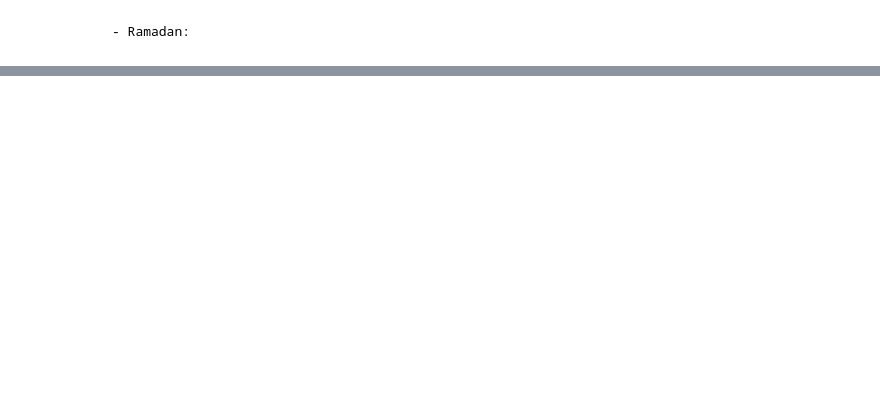
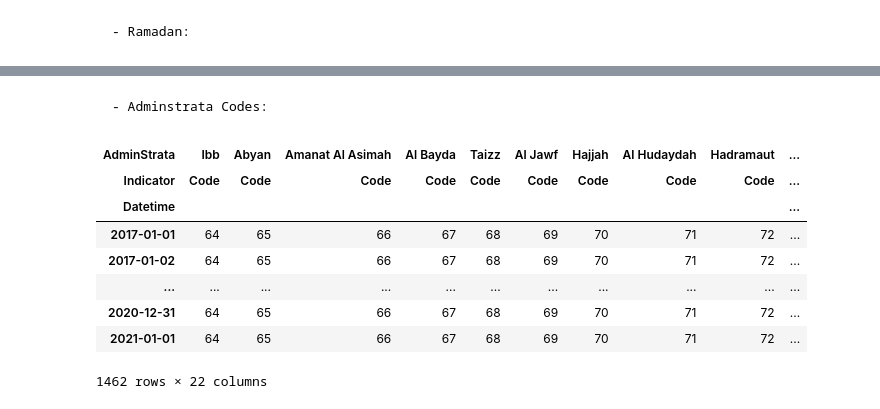
Before and after one commit to pietro-foini/ISI-WFP, a Jupyter notebook: project/Dataset time-series/Yemen.ipynb, the cells around one changed output, grey strips where cells are left out. Cells and saved outputs as stored; diff of their text form; code cells hidden in the pictures; blank space fills up the shorter version.

```diff
--- a/project/Dataset time-series/Yemen.ipynb
+++ b/project/Dataset time-series/Yemen.ipynb
@@ -103,2 +212,23 @@ ramadan.index.freq = freq
+# %% [markdown]
+    - Adminstrata Codes:
+# %%
+# Load the data of ramadan.
+admin_code = pd.read_csv(PATH_TO_DATA_FOLDER + "Adminstrata Code/output_timeseries/Yemen/wfp_adminstrata_code.csv", header = [0, 1], index_col = 0)
+admin_code.index.name = "Datetime"
+admin_code.index = pd.to_datetime(admin_code.index)
+freq = "D"
+admin_code.index.freq = freq
+# %%
+admin_code
+# %% [output]
+| AdminStrata | Ibb | Abyan | Amanat Al Asimah | Al Bayda | Taizz | Al Jawf | Hajjah | Al Hudaydah | Hadramaut | ... |
+| Indicator | Code | Code | Code | Code | Code | Code | Code | Code | Code | ... |
+| Datetime |  |  |  |  |  |  |  |  |  | ... |
+| 2017-01-01 | 64 | 65 | 66 | 67 | 68 | 69 | 70 | 71 | 72 | ... |
+| 2017-01-02 | 64 | 65 | 66 | 67 | 68 | 69 | 70 | 71 | 72 | ... |
+| ... | ... | ... | ... | ... | ... | ... | ... | ... | ... | ... |
+| 2020-12-31 | 64 | 65 | 66 | 67 | 68 | 69 | 70 | 71 | 72 | ... |
+| 2021-01-01 | 64 | 65 | 66 | 67 | 68 | 69 | 70 | 71 | 72 | ... |
+1462 rows × 22 columns
 # %%
 # Create the full dataset.
```
Also changed, not shown: parts of 47 cells of this notebook, 14 other files.
